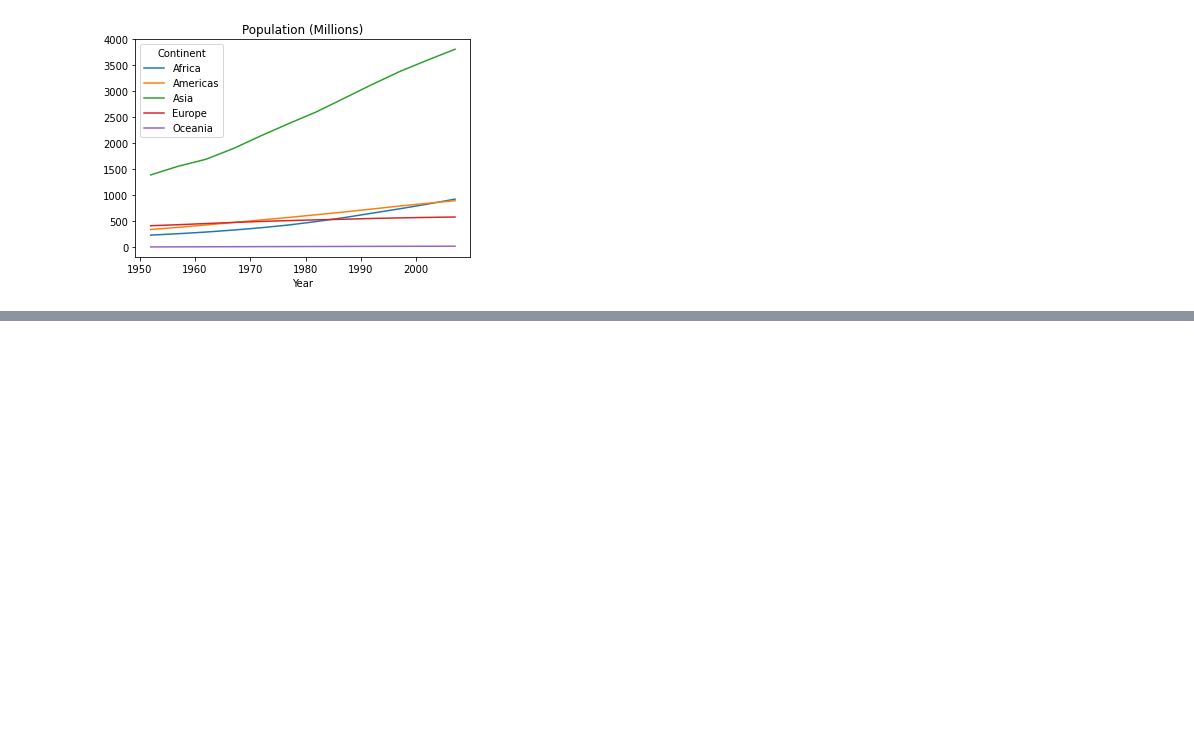
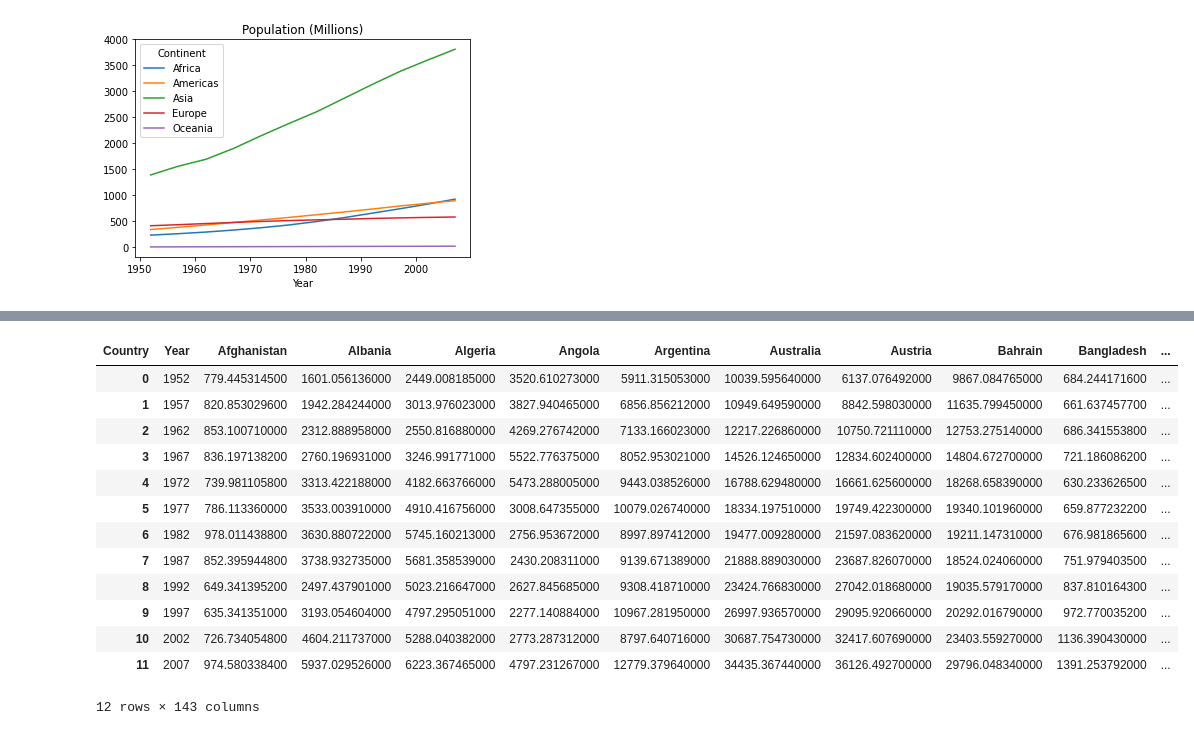
Before and after one commit to Andyhibbsuk/Population-and-Life-Expectancy, a Jupyter notebook: population.ipynb, the cells around one changed output, grey strips where cells are left out. Saved outputs shown, nothing was run; the diff lists cells and outputs as text; code cells hidden in the pictures; blank space fills up the shorter version.

```diff
--- a/population.ipynb
+++ b/population.ipynb
@@ -135,0 +161,19 @@ dfallpop.plot.line(x="Year",y=["Africa","Americas","Asia","Europe","Oceania"],ti
+# %%
+dfallgdp=df.pivot_table(index=["Year"],columns="Country",values="GDP Per Cap",aggfunc={"GDP Per Cap":"sum"})#.plot(x="year",y="Population")
+dfallgdp=dfallgdp.reset_index()
+dfallgdp
+# %% [output]
+| Country | Year | Afghanistan | Albania | Algeria | Angola | Argentina | Australia | Austria | Bahrain | Bangladesh | ... |
+| 0 | 1952 | 779.445314500 | 1601.056136000 | 2449.008185000 | 3520.610273000 | 5911.315053000 | 10039.595640000 | 6137.076492000 | 9867.084765000 | 684.244171600 | ... |
+| 1 | 1957 | 820.853029600 | 1942.284244000 | 3013.976023000 | 3827.940465000 | 6856.856212000 | 10949.649590000 | 8842.598030000 | 11635.799450000 | 661.637457700 | ... |
+| 2 | 1962 | 853.100710000 | 2312.888958000 | 2550.816880000 | 4269.276742000 | 7133.166023000 | 12217.226860000 | 10750.721110000 | 12753.275140000 | 686.341553800 | ... |
+| 3 | 1967 | 836.197138200 | 2760.196931000 | 3246.991771000 | 5522.776375000 | 8052.953021000 | 14526.124650000 | 12834.602400000 | 14804.672700000 | 721.186086200 | ... |
+| 4 | 1972 | 739.981105800 | 3313.422188000 | 4182.663766000 | 5473.288005000 | 9443.038526000 | 16788.629480000 | 16661.625600000 | 18268.658390000 | 630.233626500 | ... |
+| 5 | 1977 | 786.113360000 | 3533.003910000 | 4910.416756000 | 3008.647355000 | 10079.026740000 | 18334.197510000 | 19749.422300000 | 19340.101960000 | 659.877232200 | ... |
+| 6 | 1982 | 978.011438800 | 3630.880722000 | 5745.160213000 | 2756.953672000 | 8997.897412000 | 19477.009280000 | 21597.083620000 | 19211.147310000 | 676.981865600 | ... |
+| 7 | 1987 | 852.395944800 | 3738.932735000 | 5681.358539000 | 2430.208311000 | 9139.671389000 | 21888.889030000 | 23687.826070000 | 18524.024060000 | 751.979403500 | ... |
+| 8 | 1992 | 649.341395200 | 2497.437901000 | 5023.216647000 | 2627.845685000 | 9308.418710000 | 23424.766830000 | 27042.018680000 | 19035.579170000 | 837.810164300 | ... |
+| 9 | 1997 | 635.341351000 | 3193.054604000 | 4797.295051000 | 2277.140884000 | 10967.281950000 | 26997.936570000 | 29095.920660000 | 20292.016790000 | 972.770035200 | ... |
+| 10 | 2002 | 726.734054800 | 4604.211737000 | 5288.040382000 | 2773.287312000 | 8797.640716000 | 30687.754730000 | 32417.607690000 | 23403.559270000 | 1136.390430000 | ... |
+| 11 | 2007 | 974.580338400 | 5937.029526000 | 6223.367465000 | 4797.231267000 | 12779.379640000 | 34435.367440000 | 36126.492700000 | 29796.048340000 | 1391.253792000 | ... |
+12 rows × 143 columns
```
Also changed, not shown: parts of 2 cells of this notebook.
